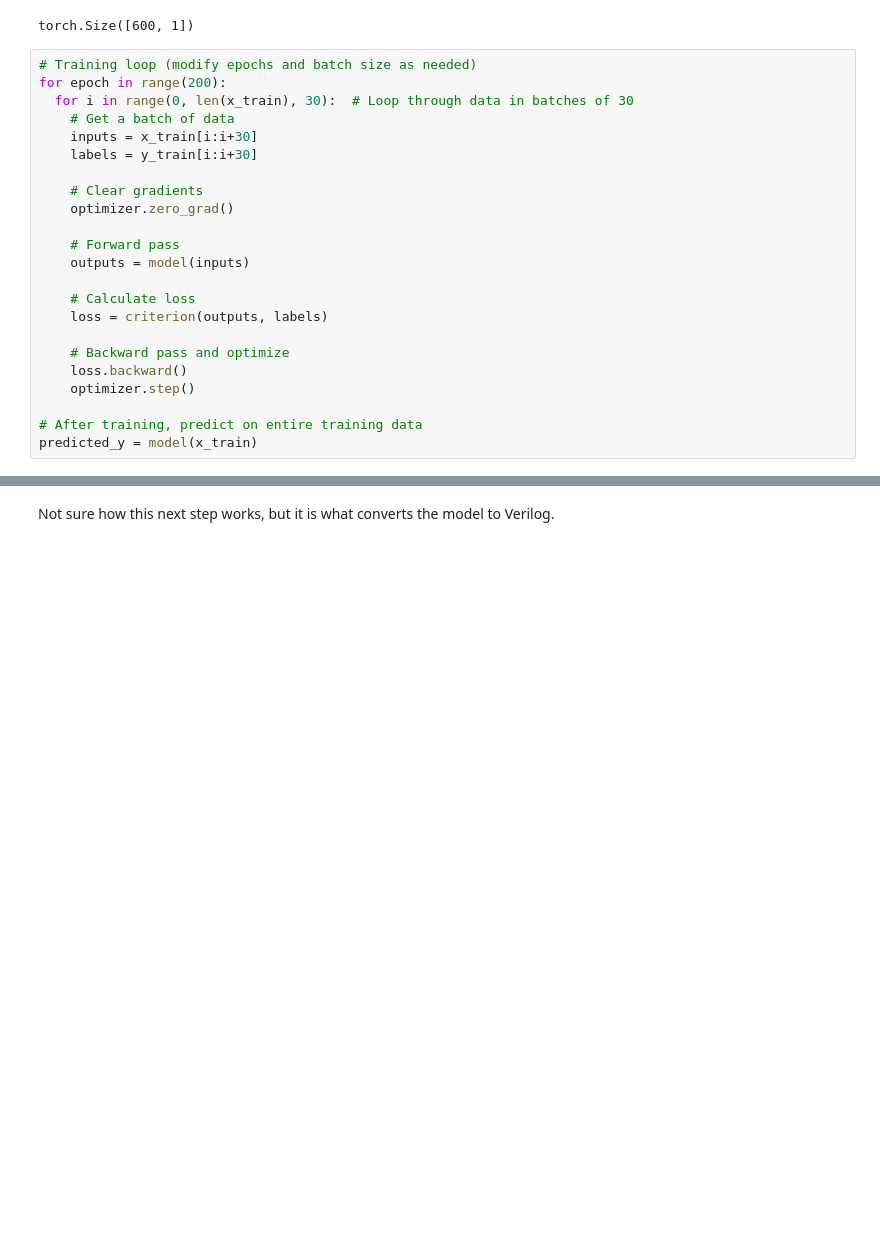
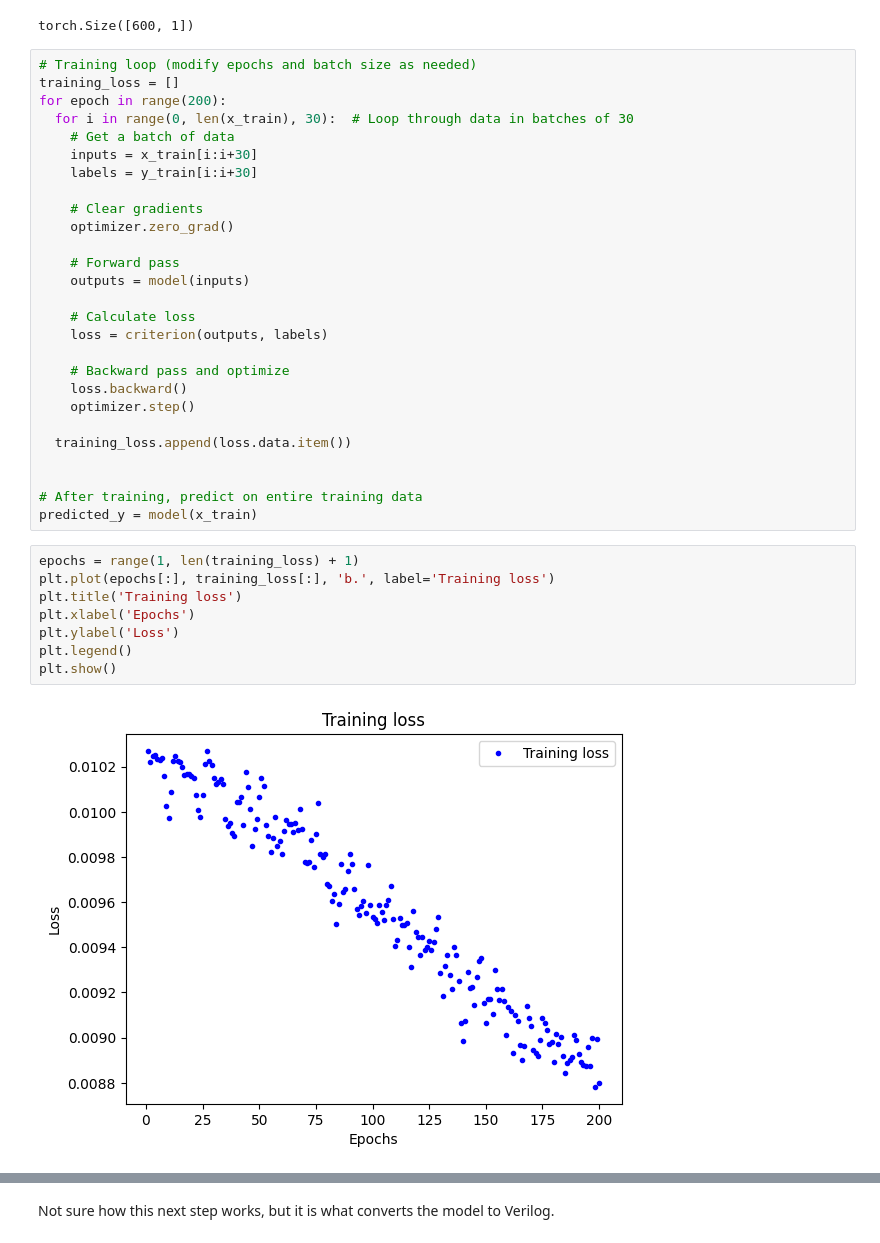
Before and after one commit to efabless/tt_ml_test, a Jupyter notebook: Pytorch_test.ipynb, the cells around one changed output, grey strips where cells are left out. Saved outputs shown, nothing was run; the diff lists cells and outputs as text; blank space fills up the shorter version.

```diff
--- a/Pytorch_test.ipynb
+++ b/Pytorch_test.ipynb
@@ -151,6 +152,7 @@ print(x_train.size())
 torch.Size([600, 1])
 # %%
 # Training loop (modify epochs and batch size as needed)
+training_loss = []
 for epoch in range(200):
   for i in range(0, len(x_train), 30):  # Loop through data in batches of 30
     # Get a batch of data
@@ -170,8 +172,21 @@ for epoch in range(200):
     loss.backward()
     optimizer.step()
 
+  training_loss.append(loss.data.item())
+
+
 # After training, predict on entire training data
 predicted_y = model(x_train)
+# %%
+epochs = range(1, len(training_loss) + 1)
+plt.plot(epochs[:], training_loss[:], 'b.', label='Training loss')
+plt.title('Training loss')
+plt.xlabel('Epochs')
+plt.ylabel('Loss')
+plt.legend()
+plt.show()
+# %% [output]
+[figure, added]
 # %%
 # Prepare data for plotting
 x_train_np = x_train.squeeze().numpy()  # Convert tensor to numpy array for plotting
```
Also changed, not shown: parts of 10 cells of this notebook.
